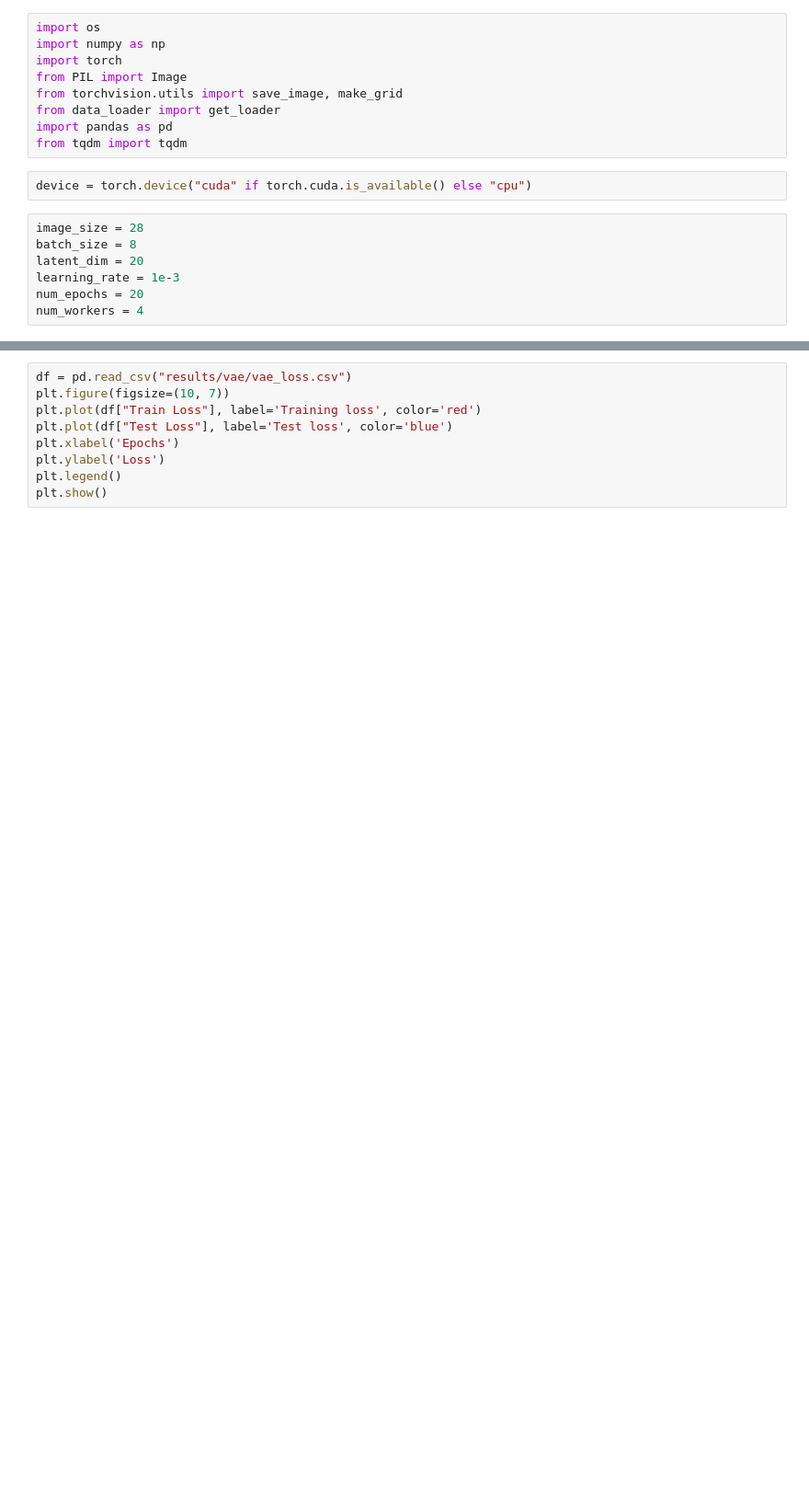
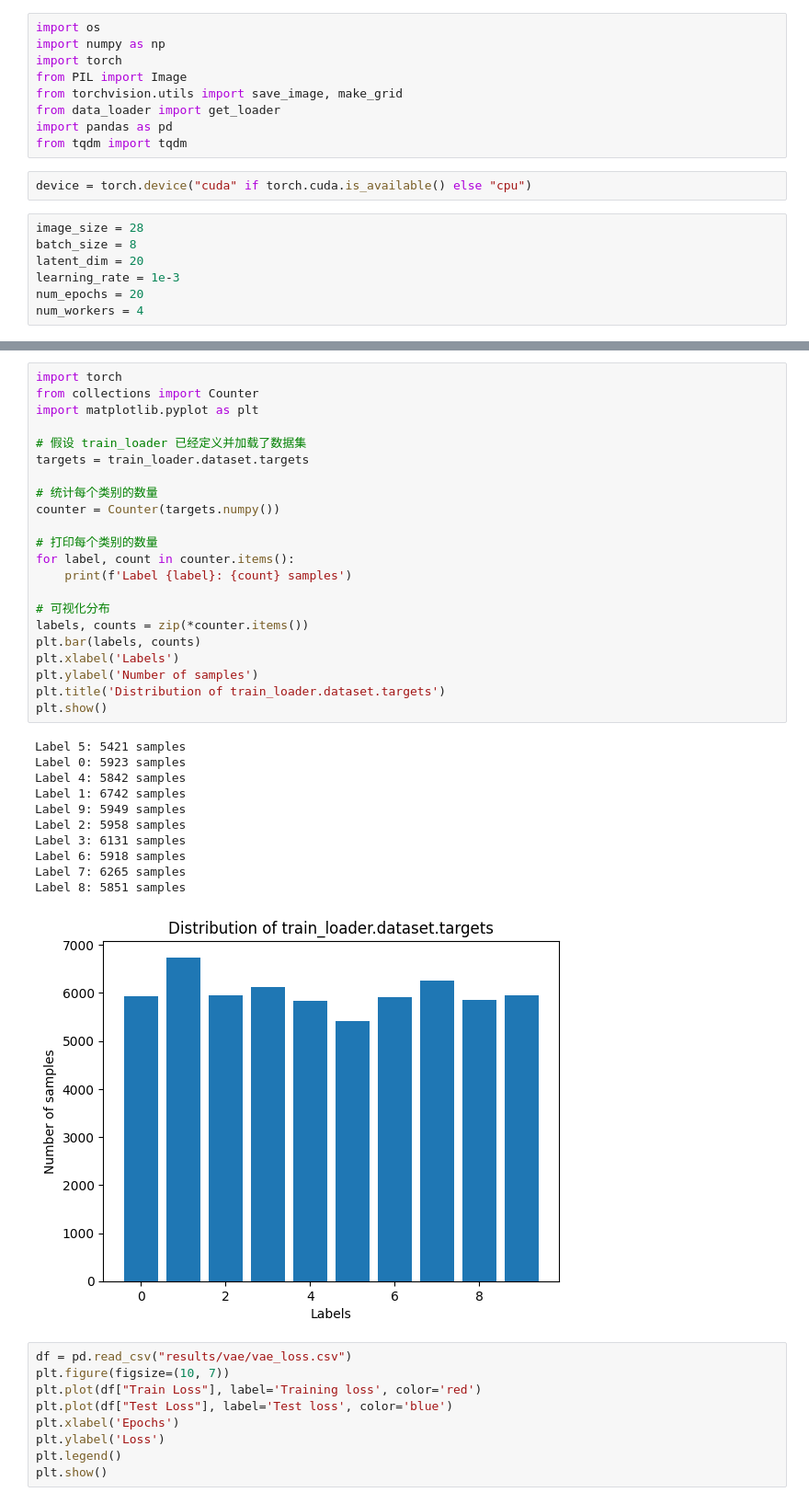
Before and after one commit to CabbageSage/project_coding_basis, a Jupyter notebook: example.ipynb, the cells around one changed output, grey strips where cells are left out. Shown at 92% size. Drawn from its saved outputs; the diff is of its cells as text; blank space fills up the shorter version.

```diff
--- a/example.ipynb
+++ b/example.ipynb
@@ -33,3 +44,37 @@ tensor([4, 2, 2, 1, 6, 3, 4, 7])
+# %%
+import torch
+from collections import Counter
+import matplotlib.pyplot as plt
+
+# 假设 train_loader 已经定义并加载了数据集
+targets = train_loader.dataset.targets
+
+# 统计每个类别的数量
+counter = Counter(targets.numpy())
+
+# 打印每个类别的数量
+for label, count in counter.items():
+    print(f'Label {label}: {count} samples')
+
+# 可视化分布
+labels, counts = zip(*counter.items())
+plt.bar(labels, counts)
+plt.xlabel('Labels')
+plt.ylabel('Number of samples')
+plt.title('Distribution of train_loader.dataset.targets')
+plt.show()
+# %% [output]
+Label 5: 5421 samples
+Label 0: 5923 samples
+Label 4: 5842 samples
+Label 1: 6742 samples
+Label 9: 5949 samples
+Label 2: 5958 samples
+Label 3: 6131 samples
+Label 6: 5918 samples
+Label 7: 6265 samples
+Label 8: 5851 samples
+[figure, added]
 # %%
 df = pd.read_csv("results/vae/vae_loss.csv")
 plt.figure(figsize=(10, 7))
```
Also changed, not shown: parts of 2 cells of this notebook, 8 other files.
